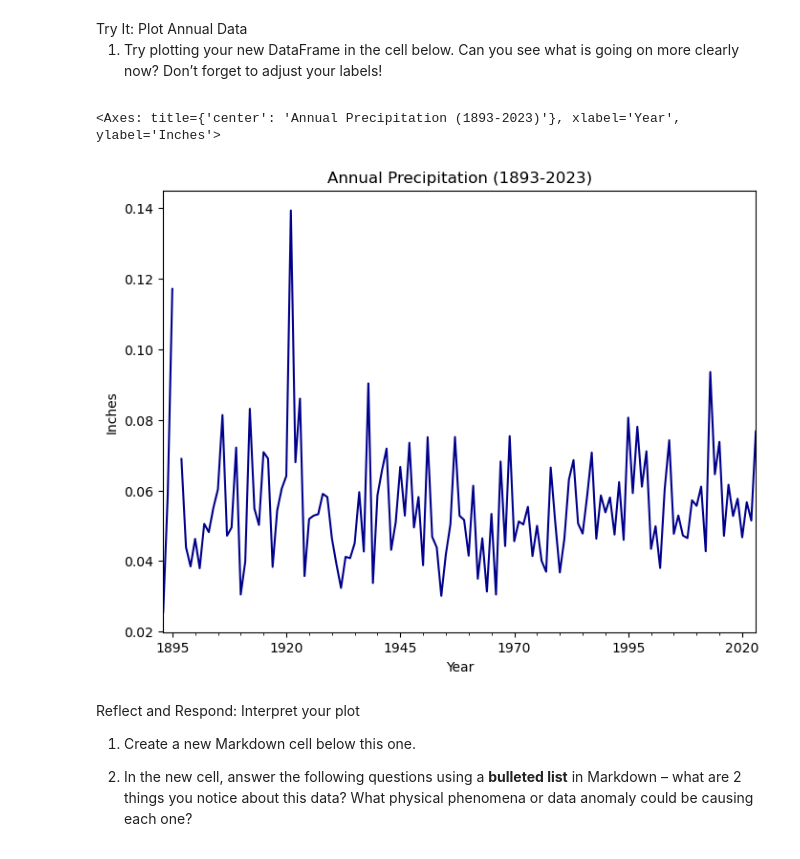
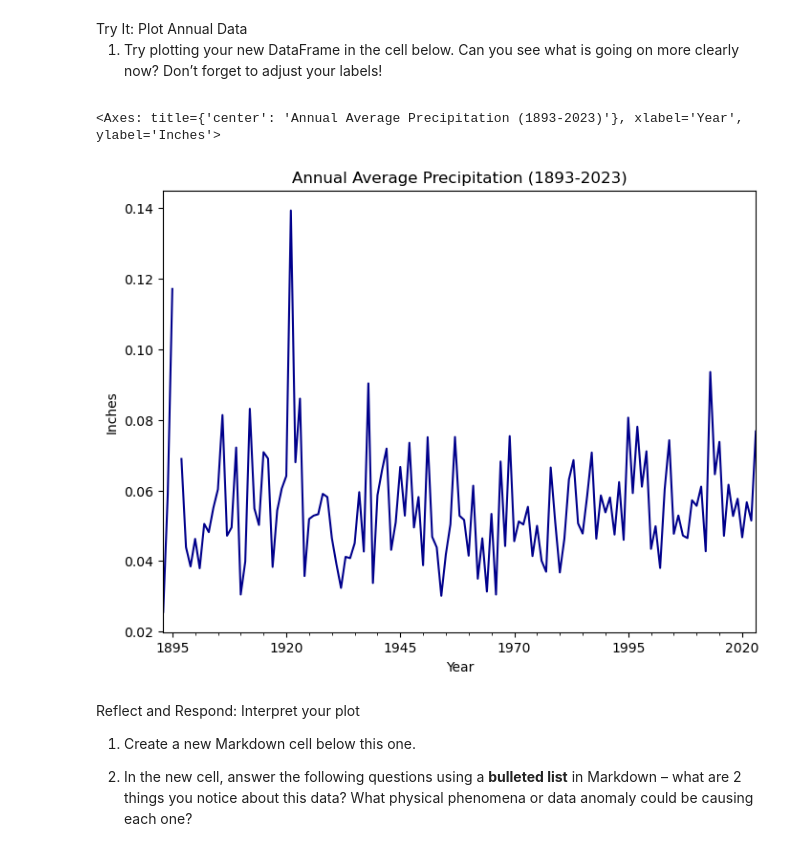
Before and after one commit to earthlab-education/climate-coding-challenge-lauren-alexandra, a Jupyter notebook: 02-climate-coding-challenge/04-climate-coding-challenge.ipynb, the cells around one changed output. Saved outputs shown, nothing was run; the diff lists cells and outputs as text; code cells hidden in the pictures.

```diff
--- a/02-climate-coding-challenge/04-climate-coding-challenge.ipynb
+++ b/02-climate-coding-challenge/04-climate-coding-challenge.ipynb
@@ -141,16 +141,16 @@ is going on more clearly now? Don’t forget to adjust your labels!</li>
 # %%
 # Plot the annual data
 ann_climate_df.plot(
     y='PRCP',
-    title='Annual Precipitation (1893-2023)',
+    title='Annual Average Precipitation (1893-2023)',
     xlabel='Year',
     ylabel='Inches',
     legend=False,
     color="DarkBlue",
     figsize=(8, 6))
 # %% [output]
-<Axes: title={'center': 'Annual Precipitation (1893-2023)'}, xlabel='Year', ylabel='Inches'>
+<Axes: title={'center': 'Annual Average Precipitation (1893-2023)'}, xlabel='Year', ylabel='Inches'>
-[figure, old version]
+[figure, new version]
 # %% [markdown]
 <link rel="stylesheet" type="text/css" href="./assets/styles.css"><div class="callout callout-style-default callout-titled callout-respond"><div class="callout-header"><div class="callout-icon-container"><i class="callout-icon"></i></div><div class="callout-title-container flex-fill">Reflect and Respond: Interpret your plot</div></div><div class="callout-body-container callout-body"><ol type="1">
 <li><p>Create a new Markdown cell below this one.</p></li>
```
Also changed, not shown: parts of 1 cell of this notebook, 1 other file.
